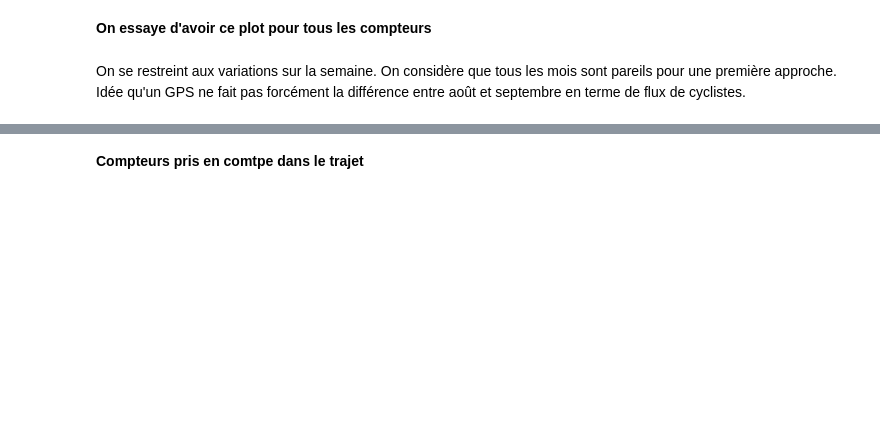
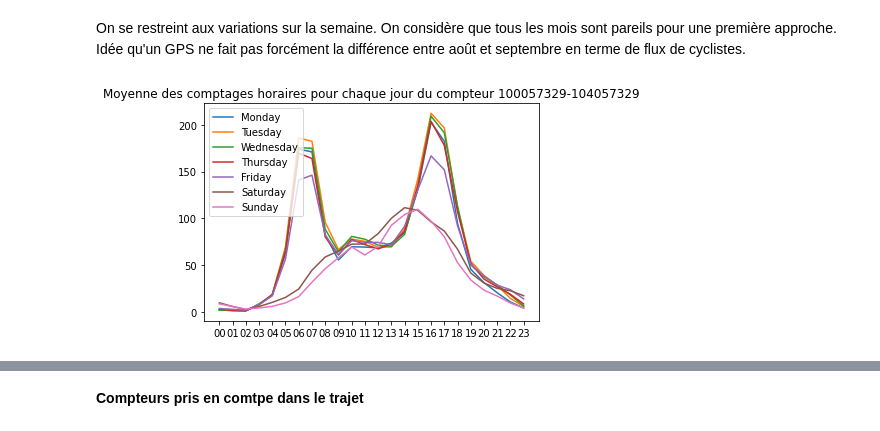
Before and after one commit to ImaneFa/Projet_Python, a Jupyter notebook: compteurs.ipynb, the cells around one changed output, grey strips where cells are left out. Cells and saved outputs as stored; diff of their text form; code cells hidden in the pictures; blank space fills up the shorter version.

```diff
--- a/compteurs.ipynb
+++ b/compteurs.ipynb
@@ -10,3 +11,4 @@ df1.rename(columns={'id_compteur': 'Identifiant du compteur'}, inplace=True)
 # %%
+#Données comptage + merge avec les données compteurs
 df = pd.read_csv("https://raw.githubusercontent.com/linogaliana/python-datascientist/master/data/bike.csv", compression = "gzip")
-df = df.merge(df1, how = 'left')
+df = df.merge(df2, how = 'left')
@@ -127,13 +23,0 @@ plt.barh(moyenne_horaire.index,moyenne_horaire['Comptage horaire'])
-# %%
-#moyenne des comptages horaires par jour de la semaine
-a = denfert[['Comptage horaire', 'deltaj', 'day', 'deltah']].groupby(['day', 'deltah']).mean()
-fig, ax = plt.subplots(figsize =(10,7))
-ax.plot(a.loc['Monday'], label = 'Monday')
-ax.plot(a.loc['Tuesday'], label = 'Tuesday')
-ax.plot(a.loc['Wednesday'], label = 'Wednesday')
-ax.plot(a.loc['Thursday'], label = 'Thursday')
-ax.plot(a.loc['Friday'], label = 'Friday')
-ax.plot(a.loc['Saturday'], label = 'Saturday')
-ax.plot(a.loc['Sunday'], label = 'Sunday')
-ax.legend(loc = 'upper left')
-plt.title('Moyenne des comptages horaires pour chaque jour')
@@ -162,7 +24,8 @@ On voit que tous les jours se ressemblent sauf les week-end : on peut donc trait
-# %% [markdown]
-**On essaye d'avoir ce plot pour tous les compteurs**
+# %%
+df = nogeo(df)
 # %% [markdown]
 On se restreint aux variations sur la semaine. On considère que tous les mois sont pareils pour une première approche. Idée qu'un GPS ne fait pas forcément la différence entre août et septembre en terme de flux de cyclistes.
 # %%
 df['deltah'] = df['Date et heure de comptage'].str[11:13]
-df['deltaj'] = df['Date et heure de comptage'].str[:10]
+df['date'] = pd.to_datetime(df['Date et heure de comptage'])
+df['day'] = df.date.dt.day_name()
@@ -170,0 +32,17 @@ df['date'] = pd.to_datetime(df['Date et heure de comptage'])
+# %%
+stock = df.copy()
+toplot = stock[['Identifiant du compteur','Comptage horaire','day', 'deltah']].groupby(['Identifiant du compteur','day', 'deltah']).mean()
+for k in np.random.choice(stock['Identifiant du compteur'].unique(),1):
+    c = toplot.loc[k]
+    fig, ax = plt.subplots()
+    ax.plot(c.loc['Monday'], label = 'Monday')
+    ax.plot(c.loc['Tuesday'], label = 'Tuesday')
+    ax.plot(c.loc['Wednesday'], label = 'Wednesday')
+    ax.plot(c.loc['Thursday'], label = 'Thursday')
+    ax.plot(c.loc['Friday'], label = 'Friday')
+    ax.plot(c.loc['Saturday'], label = 'Saturday')
+    ax.plot(c.loc['Sunday'], label = 'Sunday')
+    ax.legend(loc = 'upper left')
+    plt.title(f'Moyenne des comptages horaires pour chaque jour du compteur {k}')
+# %% [output]
+[figure, added]
```
Also changed, not shown: parts of 56 cells of this notebook.
